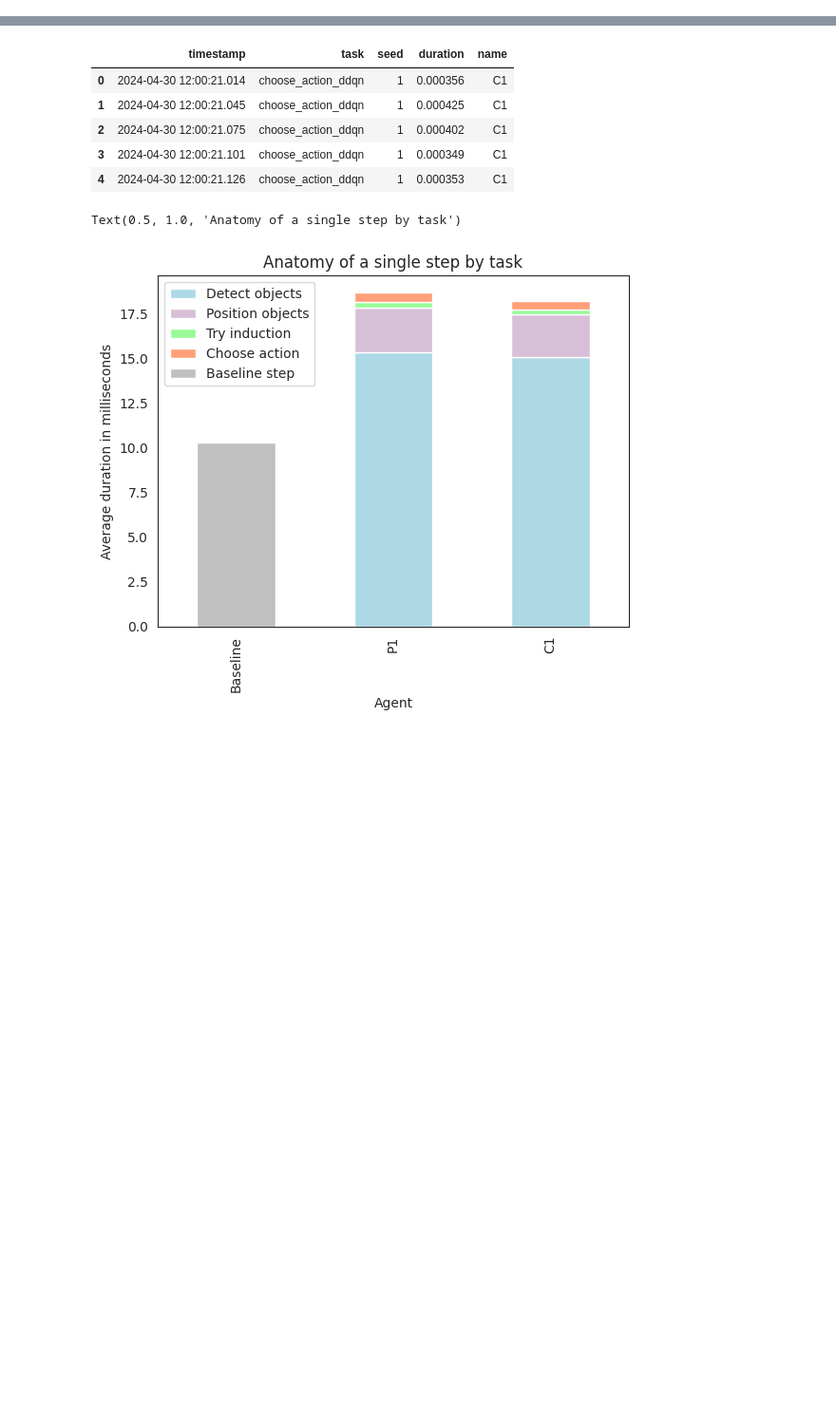
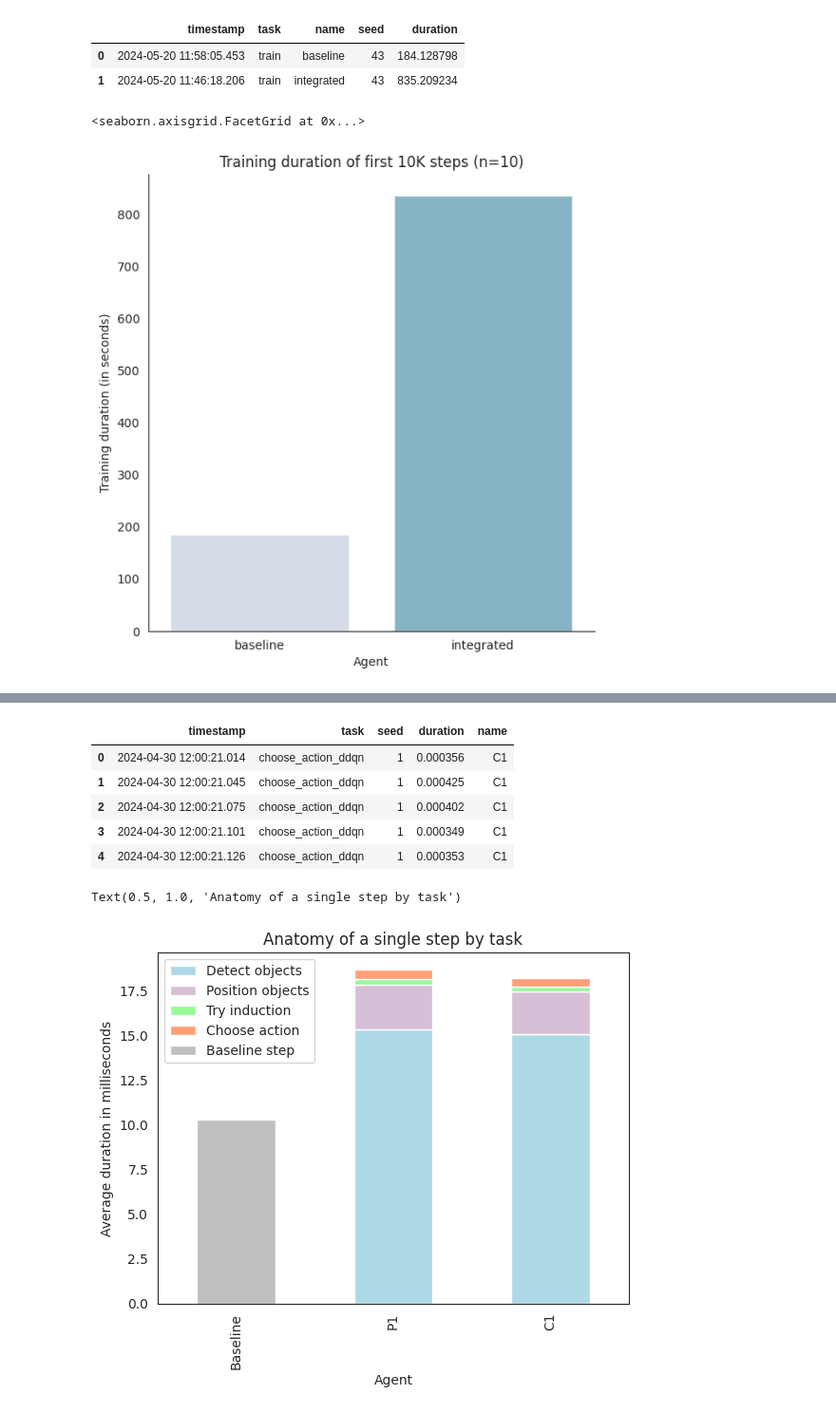
Before and after one commit to aggravated-monster/master, a Jupyter notebook: mario_visualisation/symbolic.ipynb, the cells around one changed output, grey strips where cells are left out. Shown at 95% size. Cells and saved outputs as stored; diff of their text form; code cells hidden in the pictures; blank space fills up the shorter version.

```diff
--- a/mario_visualisation/symbolic.ipynb
+++ b/mario_visualisation/symbolic.ipynb
@@ -5,3 +5,16 @@ import matplotlib.pyplot as plt
 import seaborn as sns
 
 sns.set_style("white")
+# %%
+df_train = pd.read_csv("./timing_train.csv")
+df_train.head(5)
+# %% [output]
+|  | timestamp | task | name | seed | duration |
+| 0 | 2024-05-20 11:58:05.453 | train | baseline | 43 | 184.128798 |
+| 1 | 2024-05-20 11:46:18.206 | train | integrated | 43 | 835.209234 |
+# %%
+sns.set_style("white")
+sns.catplot(data=df_train, kind="bar", x="name", y="duration", errorbar=None, alpha=.6, hue='name', palette='PuBuGn', height=6).set(title="Training duration of first 10K steps (n=10)", xlabel="Agent", ylabel="Training duration (in seconds)")
+# %% [output]
+<seaborn.axisgrid.FacetGrid at 0x...>
+[figure, added]
```
Also changed, not shown: parts of 4 cells of this notebook.
